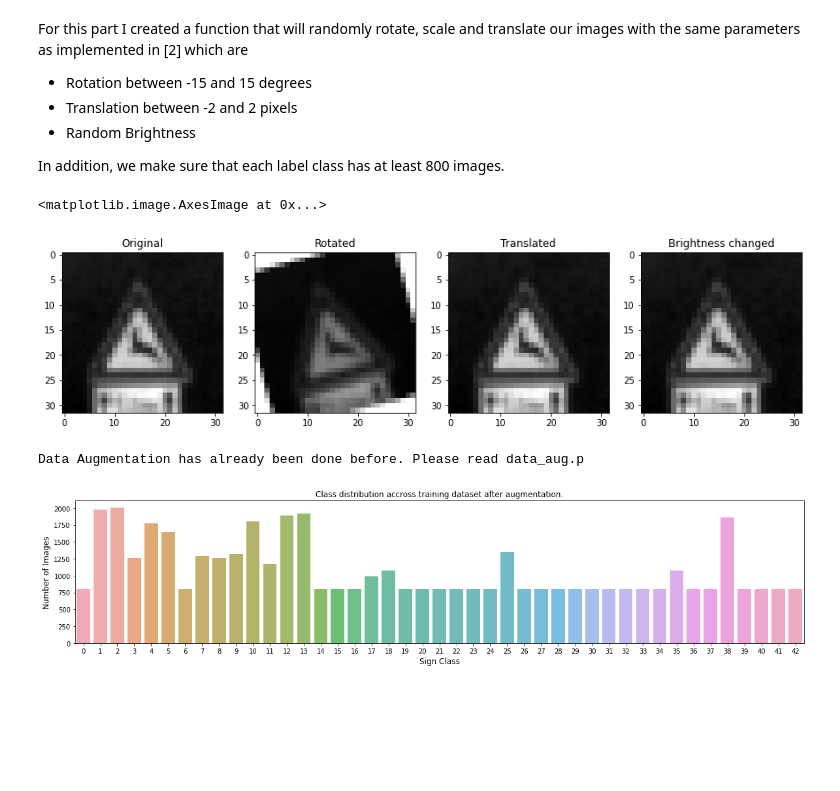
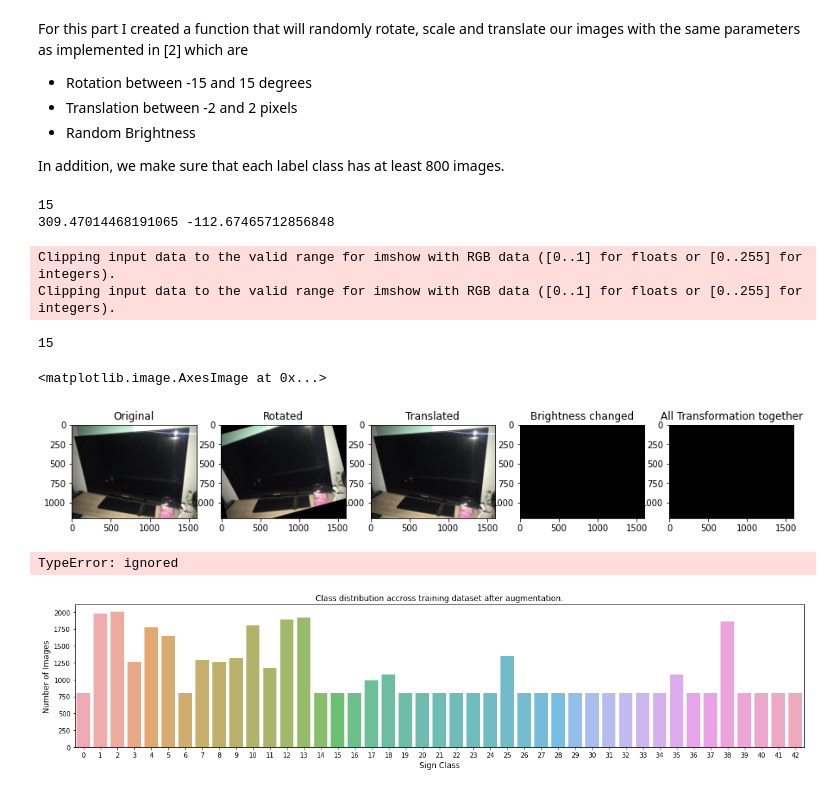
Before and after one commit to DavidAbdelmalek/Self_Driving_Car_ND, a Jupyter notebook: CarND-Traffic-Sign-Classifier-Project/Traffic_Sign_Classifier.ipynb, the cells around one changed output. Saved outputs shown, nothing was run; the diff lists cells and outputs as text; code cells hidden in the pictures; blank space fills up the shorter version.

```diff
--- a/CarND-Traffic-Sign-Classifier-Project/Traffic_Sign_Classifier.ipynb
+++ b/CarND-Traffic-Sign-Classifier-Project/Traffic_Sign_Classifier.ipynb
@@ -365,22 +395,38 @@ def translate_img(imge,translation):
 # %%
 # Display random image augmentation
-f, (ax1,ax2,ax3,ax4) = plt.subplots(1, 4,figsize=(15, 8))
-idx =random.randrange(count)
-img = pre_X_train[idx]
+f, (ax1,ax2,ax3,ax4,ax5) = plt.subplots(1, 5,figsize=(15, 8))
+from PIL import Image
+
+#idx =random.randrange(count)
+#img = normalized_X_train[idx]
+image = Image.open("temp.JPG")
+img = np. array(image)
+
 ax1.set_title('Original')
 ax1.imshow(img.squeeze(),cmap='gray')
 ax2.set_title('Rotated')
 rotated_img = rotate_img(img,15)
 ax2.imshow(rotated_img.squeeze(),cmap='gray')
 ax3.set_title('Translated')
 translated= translate_img(img,0.2)
 ax3.imshow(translated.squeeze(),cmap='gray')
 ax4.set_title('Brightness changed')
 brightness_changed= random_brightness(img)
 ax4.imshow(brightness_changed.squeeze(),cmap='gray')
+
+ax5.set_title('All Transformation together')
+#transformed = rotate_img(translate_img(random_brightness(img),0.3),15)
+transformed = rotate_img(random_brightness(img),15)
+#transformed = random_scaling(img)
+ax5.imshow(transformed.squeeze(),cmap='gray')
 # %% [output]
-<matplotlib.image.AxesImage at 0x...>
+15
+309.47014468191065 -112.67465712856848
+Clipping input data to the valid range for imshow with RGB data ([0..1] for floats or [0..255] for integers).
+Clipping input data to the valid range for imshow with RGB data ([0..1] for floats or [0..255] for integers).
+15
+<matplotlib.image.AxesImage at 0x...>
-[figure, old version]
+[figure, new version]
 # %%
 # Data Augmentation pipeline.
 def transform_img(img,angle,translation):
@@ -464,14 +510,14 @@ def data_aug(images, features, output_file, num_images, angle, translation):
     pickle.dump(new_data, f)
 # %%
 # Data Augmentation
-data_aug(pre_X_train,y_train, 'data_aug.p', 800 ,15,0.2 )
+data_aug(normalized_X_train,y_train, 'data_aug.p', 200 ,15,0.2 )
 
 # Read data augmented file
 with open('data_aug.p', mode='rb') as f:
     train = pickle.load(f)
 X_train, y_train = shuffle(train['features'], train['labels'])
 # %% [output]
-Data Augmentation has already been done before. Please read data_aug.p
+TypeError: ignored
 # %%
 display_freq(X_train,y_train,'training dataset after augmentation')
 # %% [output]
```
Also changed, not shown: parts of 14 cells of this notebook.
